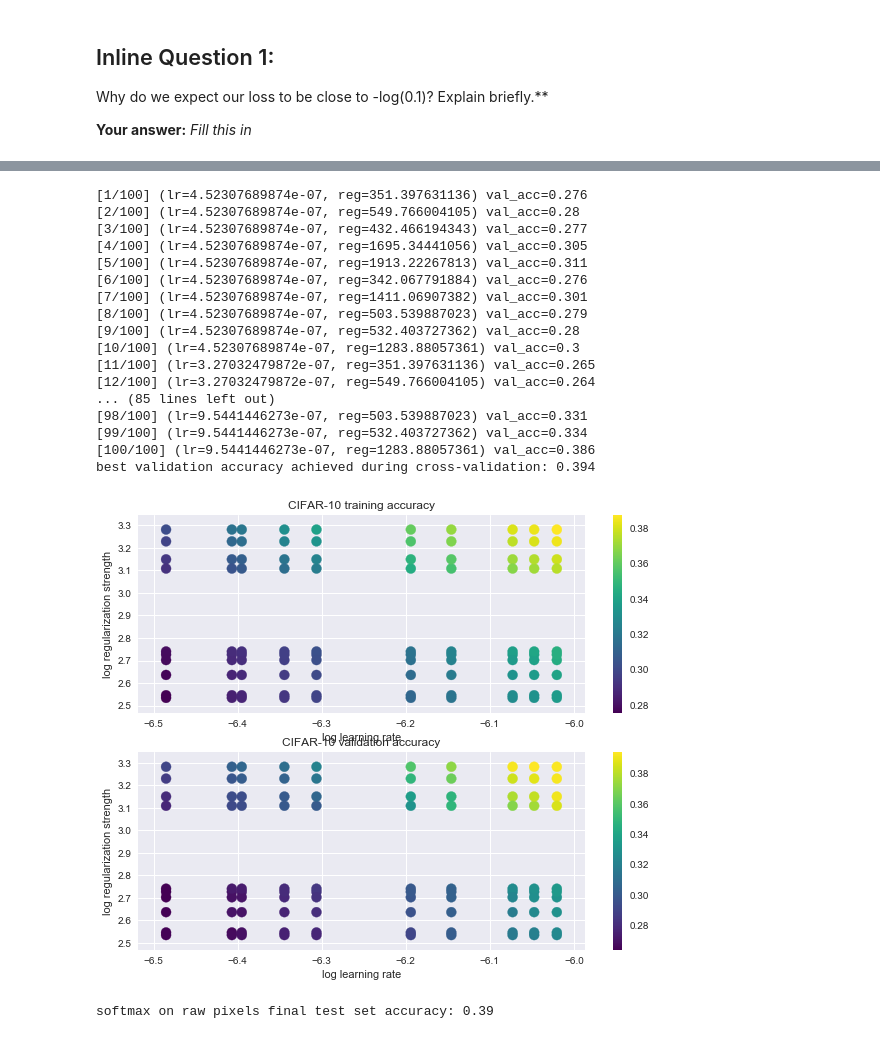
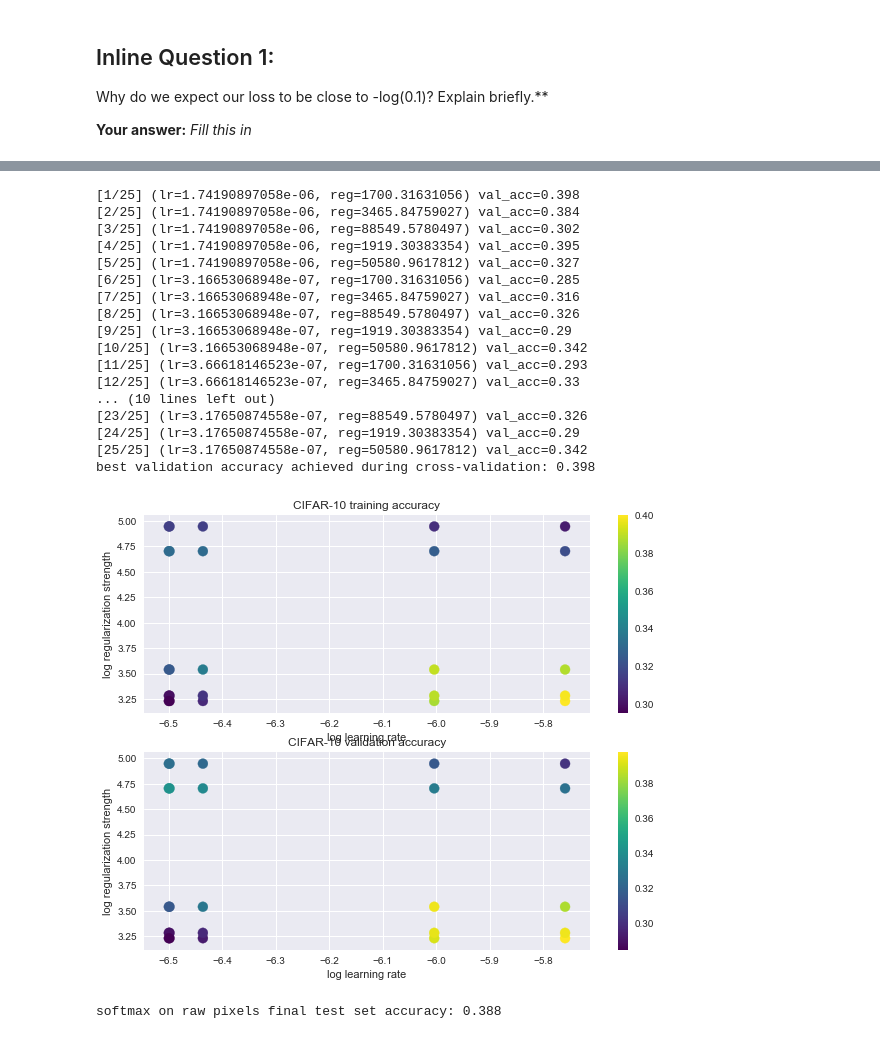
Before and after one commit to deehzee/cs231n, a Jupyter notebook: assignment1/softmax.ipynb, the cells around one changed output, grey strips where cells are left out. Drawn from its saved outputs; the diff is of its cells as text; code cells hidden in the pictures.

Commit message:
Minor edits on  Part3 Assignment1 (Softmax)

```diff
--- a/assignment1/softmax.ipynb
+++ b/assignment1/softmax.ipynb
@@ -262,8 +261,11 @@ num_iters = 600
 #regularization_strengths = [5e4, 1e8]
 
 
-learning_rates = 10 ** (0.5 * np.random.rand(10) - 6.5)
-regularization_strengths = 10 ** (0.8 * np.random.rand(10) + 2.5)
+#learning_rates = 10 ** (0.5 * np.random.rand(10) - 6.5)
+#regularization_strengths = 10 ** (0.8 * np.random.rand(10) + 2.5)
+
+learning_rates =10 ** (np.random.rand(5) - 6.5)
+regularization_strengths = 10 ** (2 * np.random.rand(5) + 3)
 
 num_lr = len(learning_rates)
 num_reg = len(regularization_strengths)
@@ -316,51 +318,51 @@ print('best validation accuracy achieved during cross-validation:',
 
 # Visualize the cross-validation results
 import math
 x_scatter = [math.log10(x[0]) for x in results]
 y_scatter = [math.log10(x[1]) for x in results]
 
 # plot training accuracy
 cm = plt.cm.viridis #[djn] colormap
 marker_size = 100
 colors = [results[x][0] for x in results]
 plt.subplot(2, 1, 1)
 plt.scatter(x_scatter, y_scatter, marker_size,
             c=colors, cmap=cm)
 plt.colorbar()
 plt.xlabel('log learning rate')
 plt.ylabel('log regularization strength')
 plt.title('CIFAR-10 training accuracy')
 
 # plot validation accuracy
 colors = [results[x][1] for x in results]
     # default size of markers is 20
 plt.subplot(2, 1, 2)
 plt.scatter(x_scatter, y_scatter, marker_size,
             c=colors, cmap=cm)
 plt.colorbar()
 plt.xlabel('log learning rate')
 plt.ylabel('log regularization strength')
 plt.title('CIFAR-10 validation accuracy')
 plt.show()
 # %% [output]
-[1/100] (lr=4.52307689874e-07, reg=351.397631136) val_acc=0.276
-[2/100] (lr=4.52307689874e-07, reg=549.766004105) val_acc=0.28
-[3/100] (lr=4.52307689874e-07, reg=432.466194343) val_acc=0.277
-[4/100] (lr=4.52307689874e-07, reg=1695.34441056) val_acc=0.305
-[5/100] (lr=4.52307689874e-07, reg=1913.22267813) val_acc=0.311
-[6/100] (lr=4.52307689874e-07, reg=342.067791884) val_acc=0.276
-[7/100] (lr=4.52307689874e-07, reg=1411.06907382) val_acc=0.301
-[8/100] (lr=4.52307689874e-07, reg=503.539887023) val_acc=0.279
-[9/100] (lr=4.52307689874e-07, reg=532.403727362) val_acc=0.28
-[10/100] (lr=4.52307689874e-07, reg=1283.88057361) val_acc=0.3
-[11/100] (lr=3.27032479872e-07, reg=351.397631136) val_acc=0.265
-[12/100] (lr=3.27032479872e-07, reg=549.766004105) val_acc=0.264
-... (85 lines left out)
-[98/100] (lr=9.5441446273e-07, reg=503.539887023) val_acc=0.331
-[99/100] (lr=9.5441446273e-07, reg=532.403727362) val_acc=0.334
-[100/100] (lr=9.5441446273e-07, reg=1283.88057361) val_acc=0.386
-best validation accuracy achieved during cross-validation: 0.394
+[1/25] (lr=1.74190897058e-06, reg=1700.31631056) val_acc=0.398
+[2/25] (lr=1.74190897058e-06, reg=3465.84759027) val_acc=0.384
+[3/25] (lr=1.74190897058e-06, reg=88549.5780497) val_acc=0.302
+[4/25] (lr=1.74190897058e-06, reg=1919.30383354) val_acc=0.395
+[5/25] (lr=1.74190897058e-06, reg=50580.9617812) val_acc=0.327
+[6/25] (lr=3.16653068948e-07, reg=1700.31631056) val_acc=0.285
+[7/25] (lr=3.16653068948e-07, reg=3465.84759027) val_acc=0.316
+[8/25] (lr=3.16653068948e-07, reg=88549.5780497) val_acc=0.326
+[9/25] (lr=3.16653068948e-07, reg=1919.30383354) val_acc=0.29
+[10/25] (lr=3.16653068948e-07, reg=50580.9617812) val_acc=0.342
+[11/25] (lr=3.66618146523e-07, reg=1700.31631056) val_acc=0.293
+[12/25] (lr=3.66618146523e-07, reg=3465.84759027) val_acc=0.33
+... (10 lines left out)
+[23/25] (lr=3.17650874558e-07, reg=88549.5780497) val_acc=0.326
+[24/25] (lr=3.17650874558e-07, reg=1919.30383354) val_acc=0.29
+[25/25] (lr=3.17650874558e-07, reg=50580.9617812) val_acc=0.342
+best validation accuracy achieved during cross-validation: 0.398
-[figure, old version]
+[figure, new version]
 # %%
 # Evaluate the best softmax on test set
 y_test_pred = best_softmax.predict(X_test)
@@ -368,7 +370,7 @@ test_accuracy = np.mean(y_test == y_test_pred)
 print('softmax on raw pixels final test set accuracy:',
       test_accuracy)
 # %% [output]
-softmax on raw pixels final test set accuracy: 0.39
+softmax on raw pixels final test set accuracy: 0.388
 # %%
 # Visualize the learned weights for each class
 w = best_softmax.W[:-1,:] # strip out the bias
```
Also changed, not shown: parts of 5 cells of this notebook, 1 other file.
